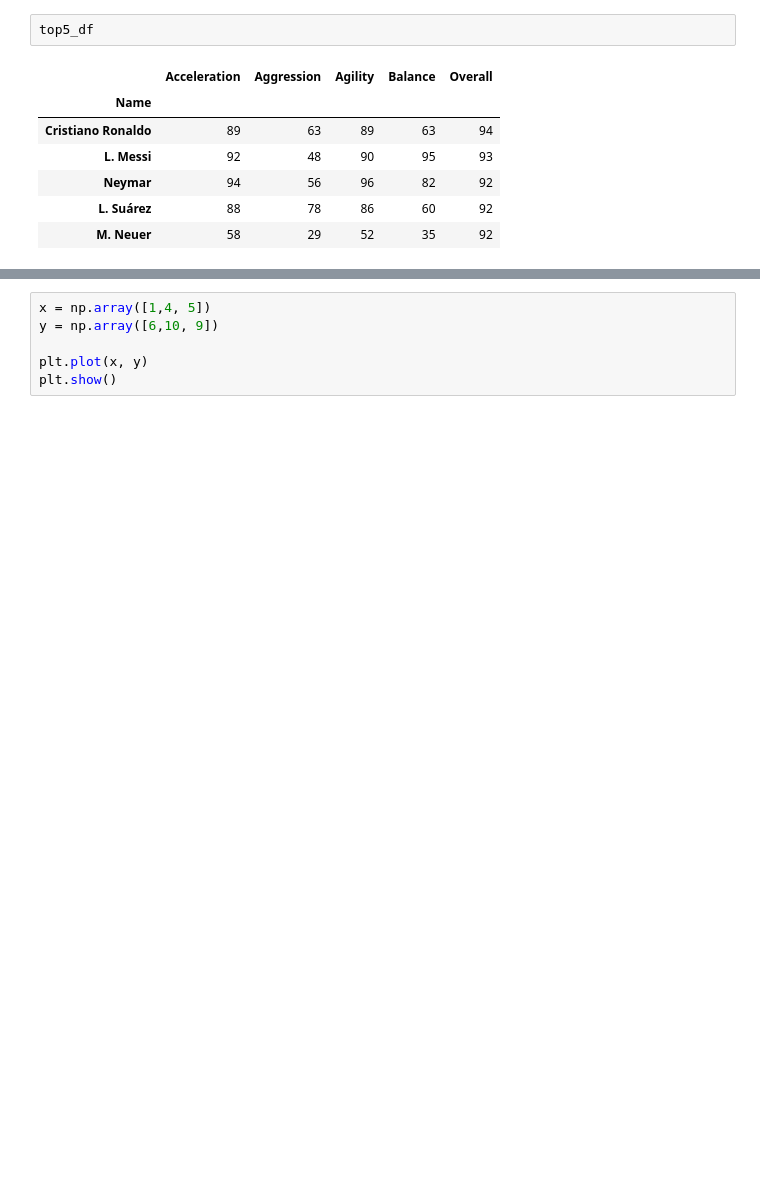
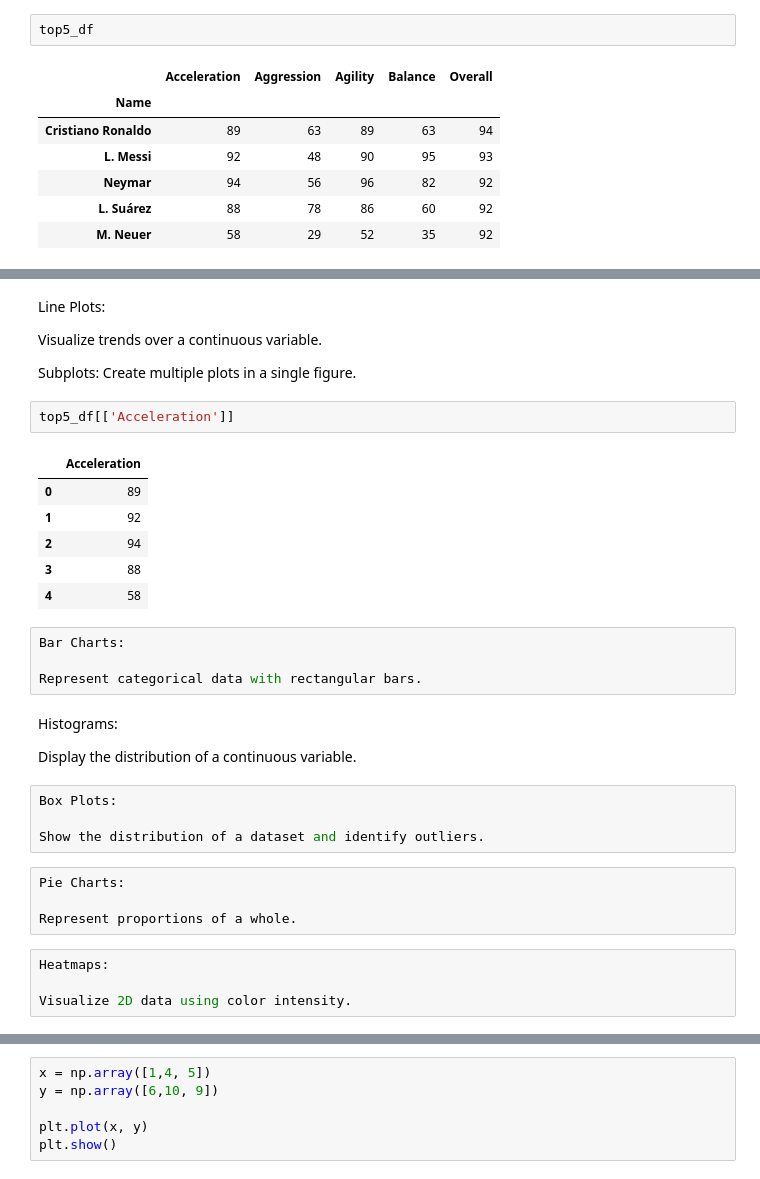
Before and after one commit to Uzo-Edoka/altschool-sod-circle-111-project-Uzo, a Jupyter notebook: Altschool-sod-circle-111-project.ipynb, the cells around one changed output, grey strips where cells are left out. Drawn from its saved outputs; the diff is of its cells as text; blank space fills up the shorter version.

```diff
--- a/Altschool-sod-circle-111-project.ipynb
+++ b/Altschool-sod-circle-111-project.ipynb
@@ -50,0 +68,36 @@ plt.show()
+# %% [markdown]
+Line Plots:
+
+Visualize trends over a continuous variable.
+
+Subplots:
+Create multiple plots in a single figure.
+# %%
+top5_df[['Acceleration']]
+# %% [output]
+|  | Acceleration |
+| 0 | 89 |
+| 1 | 92 |
+| 2 | 94 |
+| 3 | 88 |
+| 4 | 58 |
+# %%
+Bar Charts:
+
+Represent categorical data with rectangular bars.
+# %% [markdown]
+Histograms:
+
+Display the distribution of a continuous variable.
+# %%
+Box Plots:
+
+Show the distribution of a dataset and identify outliers.
+# %%
+Pie Charts:
+
+Represent proportions of a whole.
+# %%
+Heatmaps:
+
+Visualize 2D data using color intensity.
```
Also changed, not shown: parts of 5 cells of this notebook.
